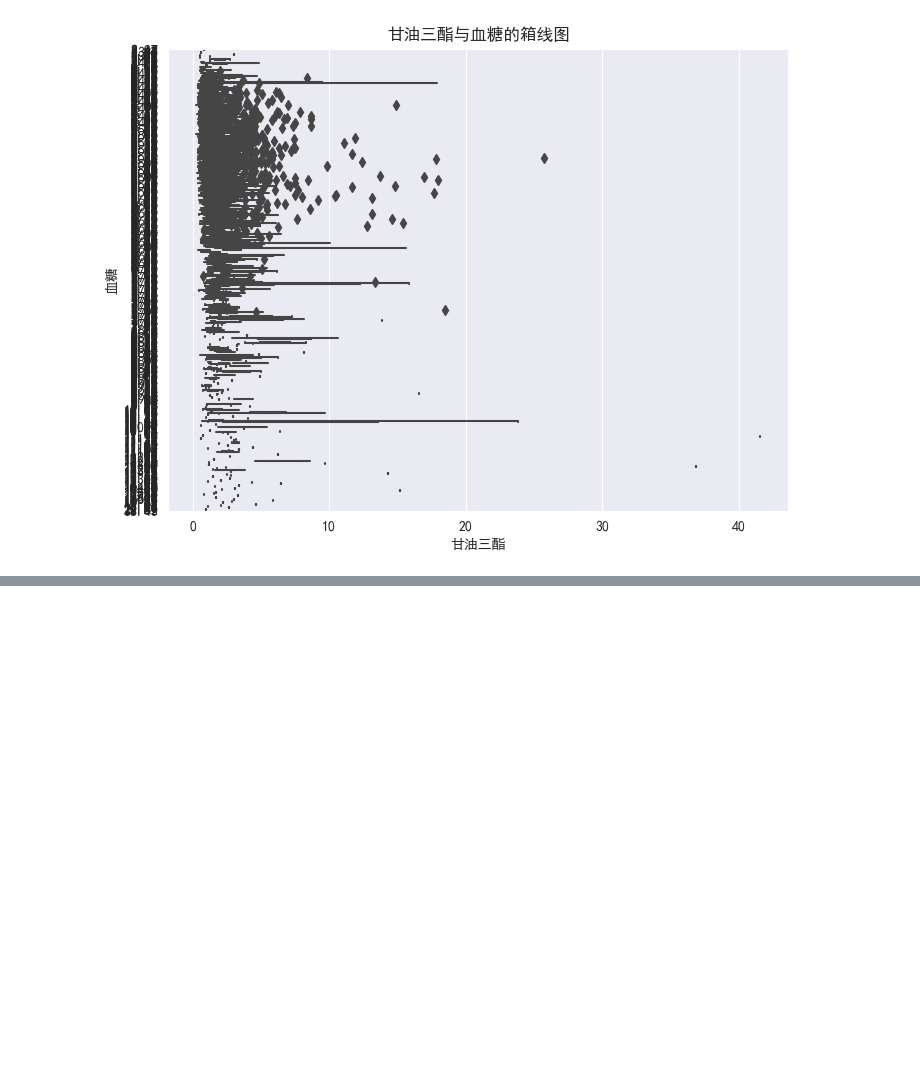
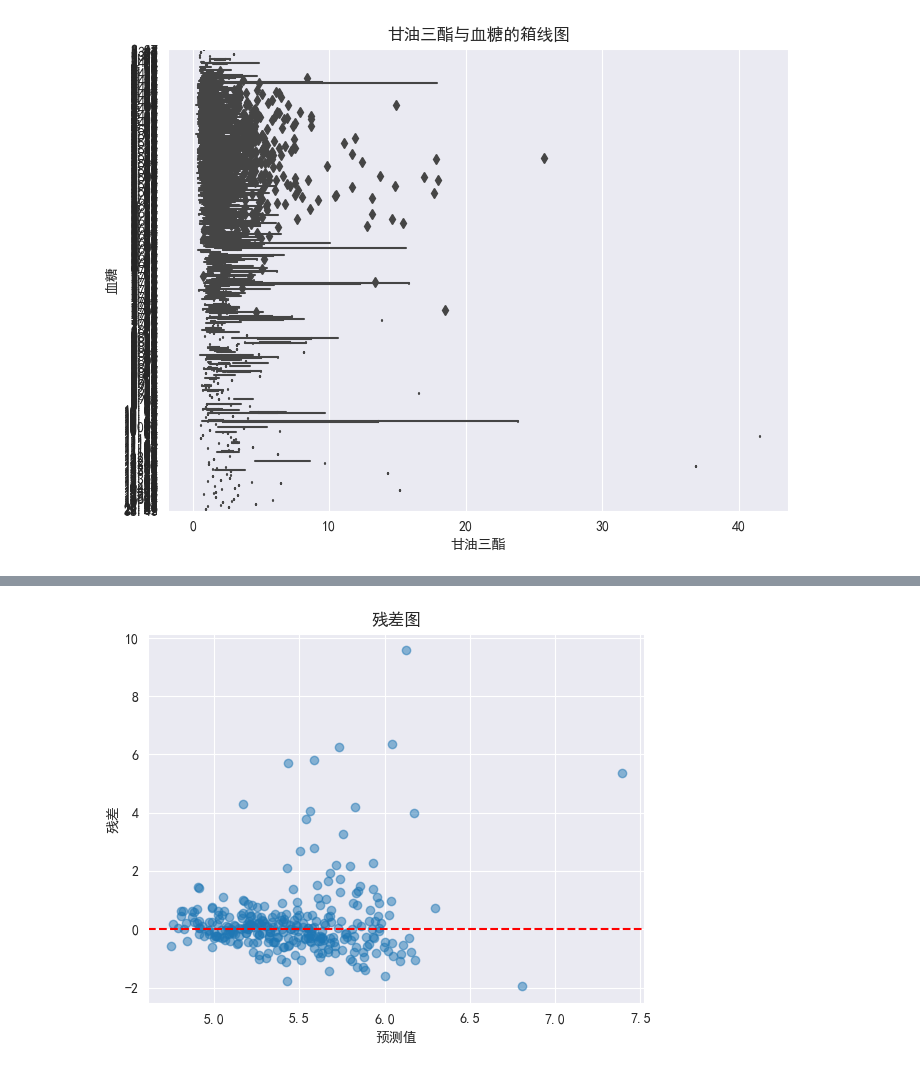
Before and after one commit to TennousuAthena/plasma_glucose_analyse, a Jupyter notebook: analyse.ipynb, the cells around one changed output, grey strips where cells are left out. Cells and saved outputs as stored; diff of their text form; code cells hidden in the pictures; blank space fills up the shorter version.

```diff
--- a/analyse.ipynb
+++ b/analyse.ipynb
@@ -260,0 +366,15 @@ plt.show()
+# %%
+import matplotlib.pyplot as plt
+
+# 计算残差
+residuals = y_test - y_pred
+
+# 绘制残差图
+plt.scatter(y_pred, residuals, alpha=0.5)
+plt.axhline(y=0, color='r', linestyle='--')
+plt.xlabel("预测值")
+plt.ylabel("残差")
+plt.title("残差图")
+plt.show()
+# %% [output]
+[figure, added]
```
Also changed, not shown: parts of 11 cells of this notebook.
